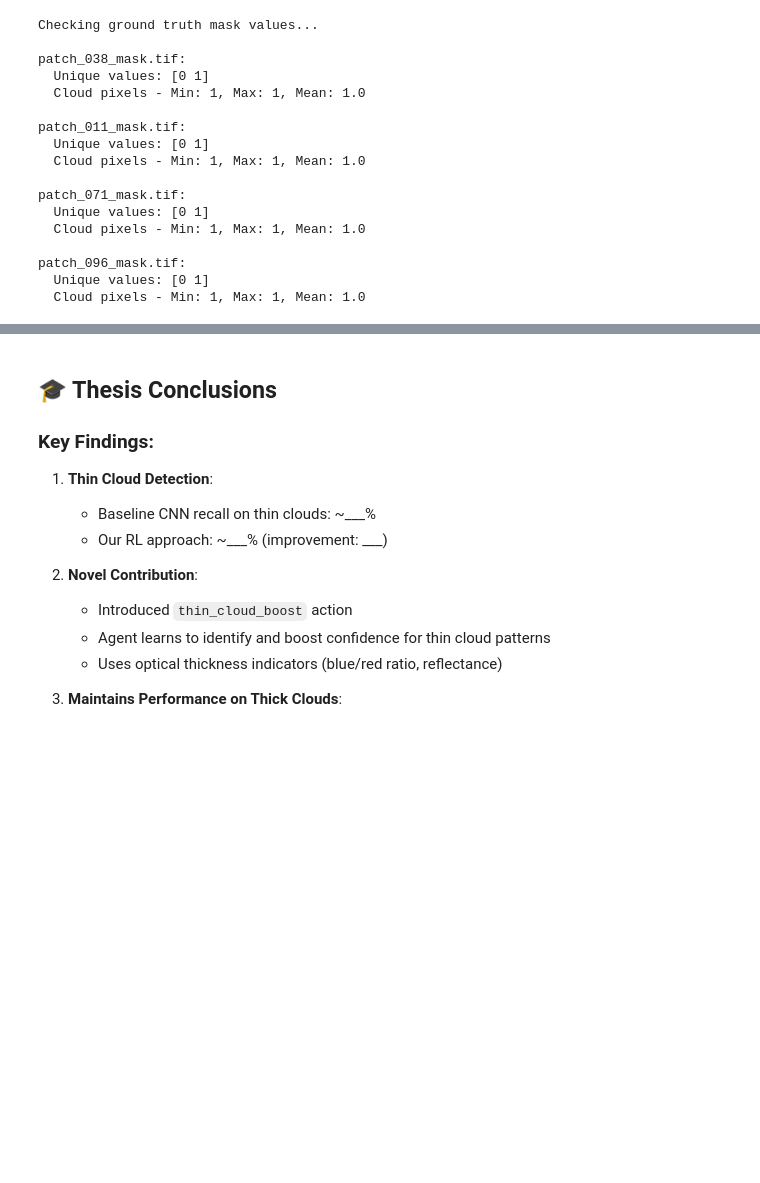
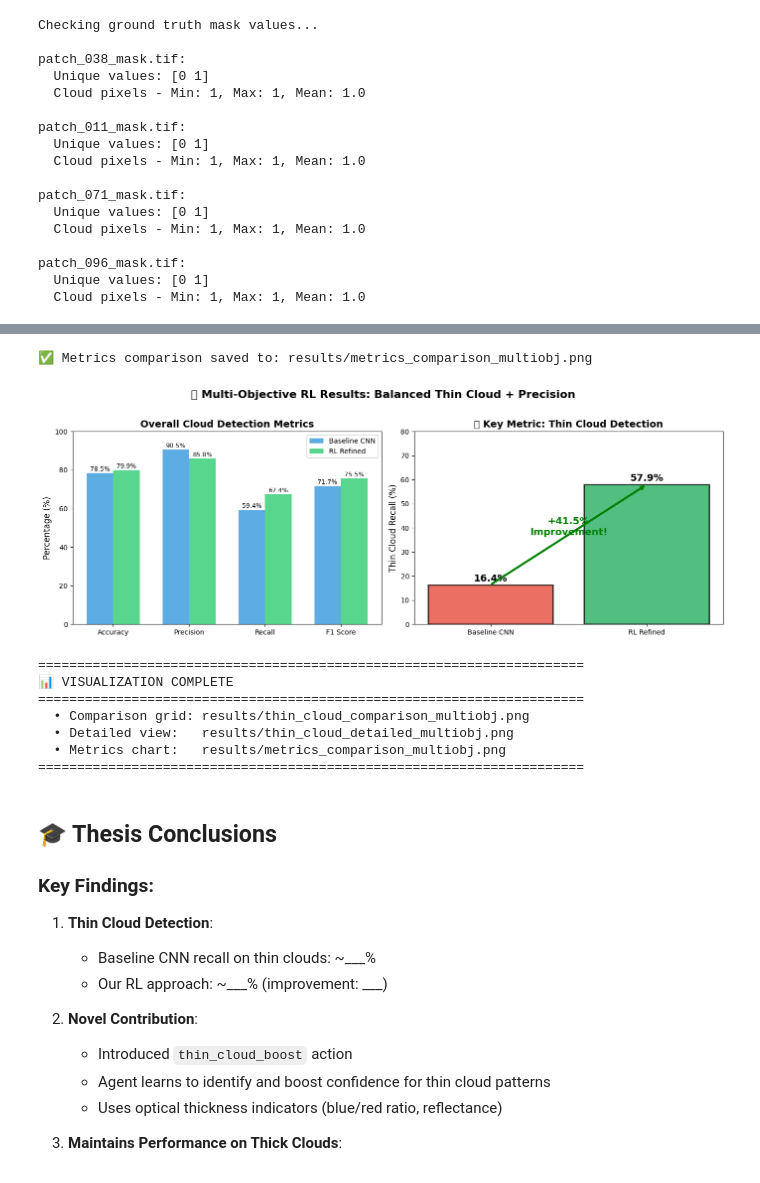
Before and after one commit to Usernamenisiya/thesis-cloud-rl, a Jupyter notebook: thin_cloud_detection.ipynb, the cells around one changed output, grey strips where cells are left out. Cells and saved outputs as stored; diff of their text form; code cells hidden in the pictures; blank space fills up the shorter version.

```diff
--- a/thin_cloud_detection.ipynb
+++ b/thin_cloud_detection.ipynb
@@ -788,3 +762,79 @@ Selected patches: Thin=2, Thick=5
+# %%
+# Create summary bar chart comparing metrics
+fig, axes = plt.subplots(1, 2, figsize=(14, 5))
+
+# Left: Overall metrics comparison
+metrics = ['Accuracy', 'Precision', 'Recall', 'F1 Score']
+baseline_values = [78.49, 90.47, 59.42, 71.73]  # From your evaluation
+rl_values = [79.90, 85.80, 67.39, 75.49]  # From your evaluation
+
+x = np.arange(len(metrics))
+width = 0.35
+
+bars1 = axes[0].bar(x - width/2, baseline_values, width, label='Baseline CNN', color='#3498db', alpha=0.8)
+bars2 = axes[0].bar(x + width/2, rl_values, width, label='RL Refined', color='#2ecc71', alpha=0.8)
+
+axes[0].set_ylabel('Percentage (%)', fontsize=12)
+axes[0].set_title('Overall Cloud Detection Metrics', fontsize=14, fontweight='bold')
+axes[0].set_xticks(x)
+axes[0].set_xticklabels(metrics)
+axes[0].legend()
+axes[0].set_ylim(0, 100)
+
+# Add value labels
+for bar in bars1:
+    height = bar.get_height()
+    axes[0].annotate(f'{height:.1f}%', xy=(bar.get_x() + bar.get_width() / 2, height),
+                     xytext=(0, 3), textcoords="offset points", ha='center', fontsize=9)
+for bar in bars2:
+    height = bar.get_height()
+    axes[0].annotate(f'{height:.1f}%', xy=(bar.get_x() + bar.get_width() / 2, height),
+                     xytext=(0, 3), textcoords="offset points", ha='center', fontsize=9)
+
+# Right: Thin cloud recall comparison (KEY METRIC)
+thin_labels = ['Baseline CNN', 'RL Refined']
+thin_values = [16.43, 57.94]  # From your evaluation
+colors = ['#e74c3c', '#27ae60']
+
+bars = axes[1].bar(thin_labels, thin_values, color=colors, alpha=0.8, edgecolor='black', linewidth=2)
+axes[1].set_ylabel('Thin Cloud Recall (%)', fontsize=12)
+axes[1].set_title('🎯 Key Metric: Thin Cloud Detection', fontsize=14, fontweight='bold')
+axes[1].set_ylim(0, 80)
+
+# Add value labels and improvement arrow
+for i, bar in enumerate(bars):
+    height = bar.get_height()
+    axes[1].annotate(f'{height:.1f}%', xy=(bar.get_x() + bar.get_width() / 2, height),
+                     xytext=(0, 5), textcoords="offset points", ha='center', fontsize=14, fontweight='bold')
+
+# Add improvement annotation
+axes[1].annotate('', xy=(1, 57.94), xytext=(0, 16.43),
+                 arrowprops=dict(arrowstyle='->', color='green', lw=3))
+axes[1].text(0.5, 37, '+41.5%\nImprovement!', ha='center', fontsize=14, fontweight='bold', color='green')
+
+plt.suptitle('📊 Multi-Objective RL Results: Balanced Thin Cloud + Precision', fontsize=16, fontweight='bold', y=1.02)
+plt.tight_layout()
+plt.savefig('results/metrics_comparison_multiobj.png', dpi=150, bbox_inches='tight')
+print("✅ Metrics comparison saved to: results/metrics_comparison_multiobj.png")
+plt.show()
+
+print("\n" + "="*70)
+print("📊 VISUALIZATION COMPLETE")
+print("="*70)
+print(f"  • Comparison grid: results/thin_cloud_comparison_multiobj.png")
+print(f"  • Detailed view:   results/thin_cloud_detailed_multiobj.png")
+print(f"  • Metrics chart:   results/metrics_comparison_multiobj.png")
+print("="*70)
+# %% [output]
+✅ Metrics comparison saved to: results/metrics_comparison_multiobj.png
+[figure, added]
+======================================================================
+📊 VISUALIZATION COMPLETE
+======================================================================
+  • Comparison grid: results/thin_cloud_comparison_multiobj.png
+  • Detailed view:   results/thin_cloud_detailed_multiobj.png
+  • Metrics chart:   results/metrics_comparison_multiobj.png
+======================================================================
 # %% [markdown]
 ## 🎓 Thesis Conclusions
 
```
Also changed, not shown: parts of 10 cells of this notebook.
